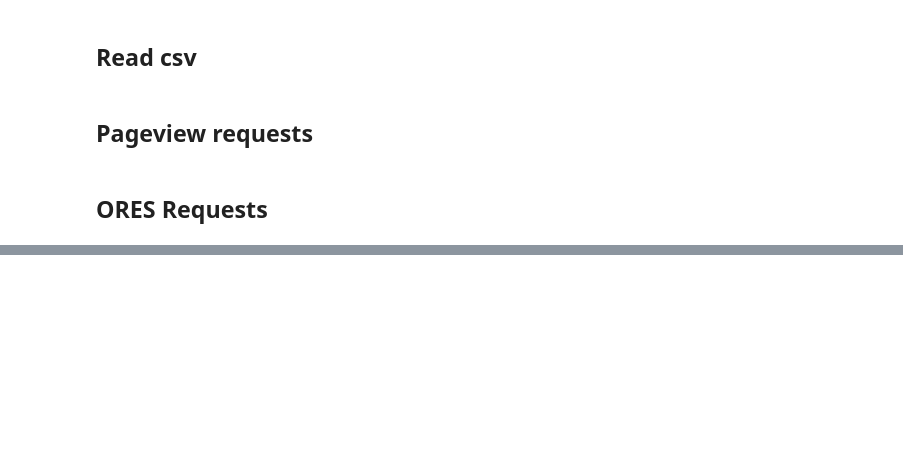
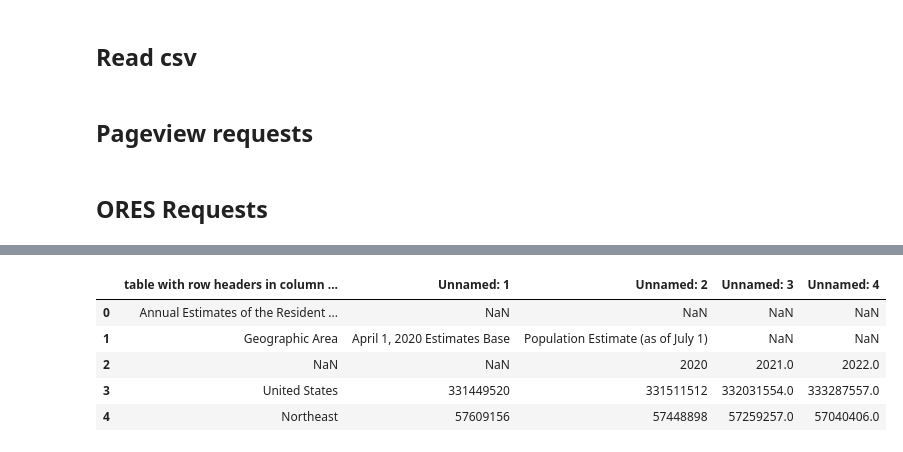
Before and after one commit to ameyabhamare/data-512-homework_2, a Jupyter notebook: solution_notebook.ipynb, the cells around one changed output, grey strips where cells are left out. Cells and saved outputs as stored; diff of their text form; code cells hidden in the pictures; blank space fills up the shorter version.

```diff
--- a/solution_notebook.ipynb
+++ b/solution_notebook.ipynb
@@ -193,0 +223,11 @@ def request_ores_score_per_article(article_revid = None, email_address=None, acc
+# %%
+df_population = pd.read_excel('NST-EST2022-POP.xlsx')
+# %%
+df_population.head()
+# %% [output]
+|  | table with row headers in column ... | Unnamed: 1 | Unnamed: 2 | Unnamed: 3 | Unnamed: 4 |
+| 0 | Annual Estimates of the Resident ... | NaN | NaN | NaN | NaN |
+| 1 | Geographic Area | April 1, 2020 Estimates Base | Population Estimate (as of July 1) | NaN | NaN |
+| 2 | NaN | NaN | 2020 | 2021.0 | 2022.0 |
+| 3 | United States | 331449520 | 331511512 | 332031554.0 | 333287557.0 |
+| 4 | Northeast | 57609156 | 57448898 | 57259257.0 | 57040406.0 |
```
Also changed, not shown: parts of 24 cells of this notebook, 2 other files.
